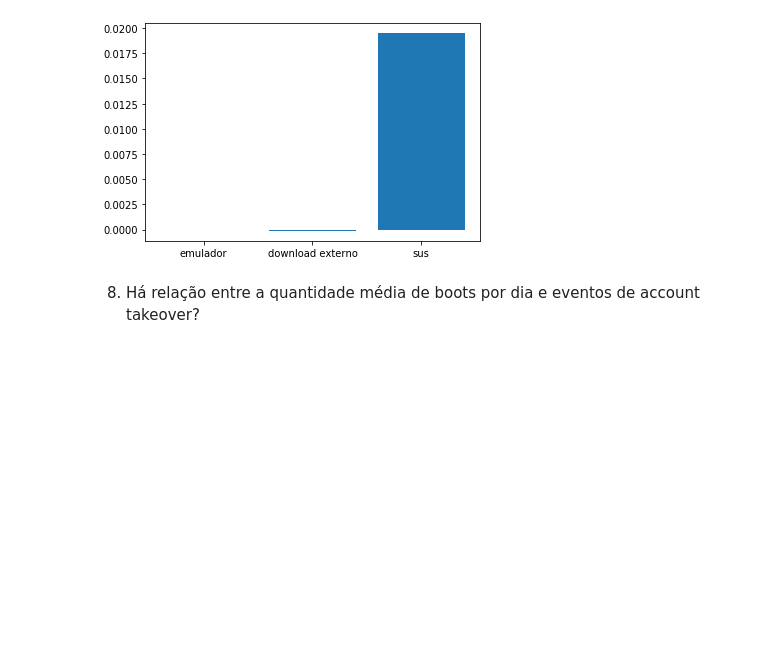
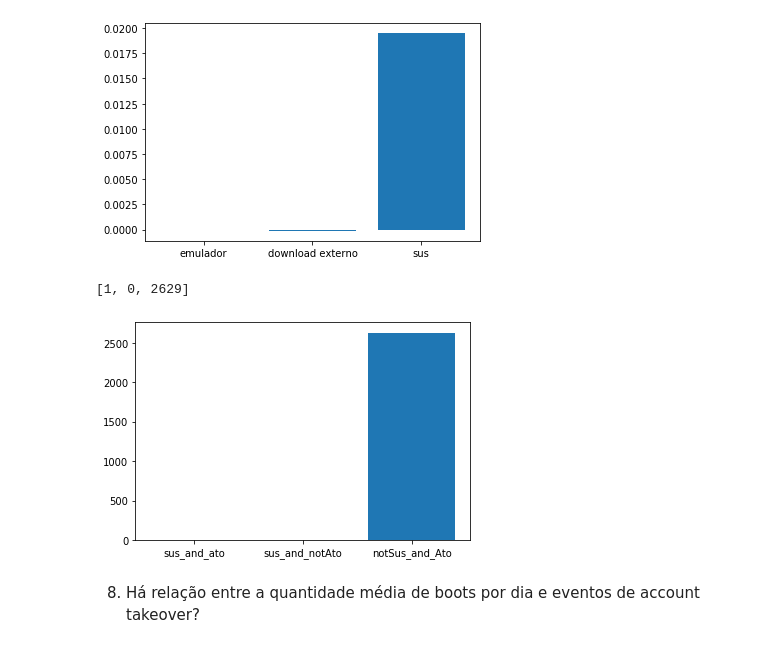
Before and after one commit to mrdedede/Incognia-Project, a Jupyter notebook: graficos.ipynb, the cells around one changed output. Drawn from its saved outputs; the diff is of its cells as text; code cells hidden in the pictures; blank space fills up the shorter version.

```diff
--- a/graficos.ipynb
+++ b/graficos.ipynb
@@ -367,6 +367,22 @@ def external_vs_ato(logins):
 external_vs_ato(logins_copy)
 # %% [output]
 [figure]
+# %%
+def heatmap_sus_ato(logins):
+    sus_and_ato = logins[(logins['suspicious_location'] == 1) & (logins['ato'] == 1)].shape[0]
+    sus_and_notAto = logins[(logins['suspicious_location'] == 1) & (logins['ato'] == 0)].shape[0]
+    notSus_and_Ato = logins[(logins['suspicious_location'] == 0) & (logins['ato'] == 1)].shape[0]
+    #notSus_and_notAto = logins[(logins['suspicious_location'] == 0) & (logins['ato'] == 0)].shape[0]
+
+    x = ['sus_and_ato' , 'sus_and_notAto' , 'notSus_and_Ato' ]
+    y = [sus_and_ato , sus_and_notAto , notSus_and_Ato ]
+    print(y)
+    plt.figure()
+    plt.bar(x , y )
+heatmap_sus_ato(logins_copy)
+# %% [output]
+[1, 0, 2629]
+[figure, added]
 # %% [markdown]
 8. Há relação entre a quantidade média de boots por dia e eventos de account takeover?
 # %%
```
